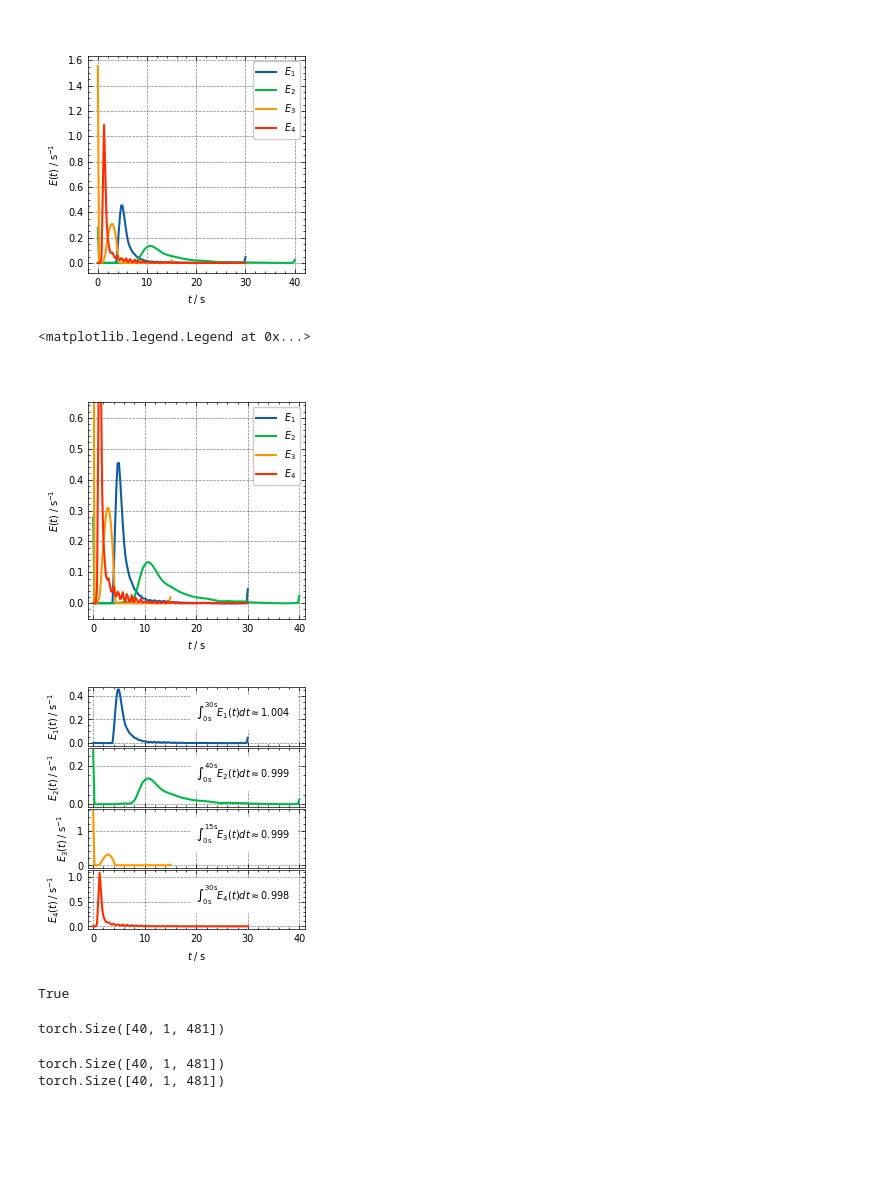
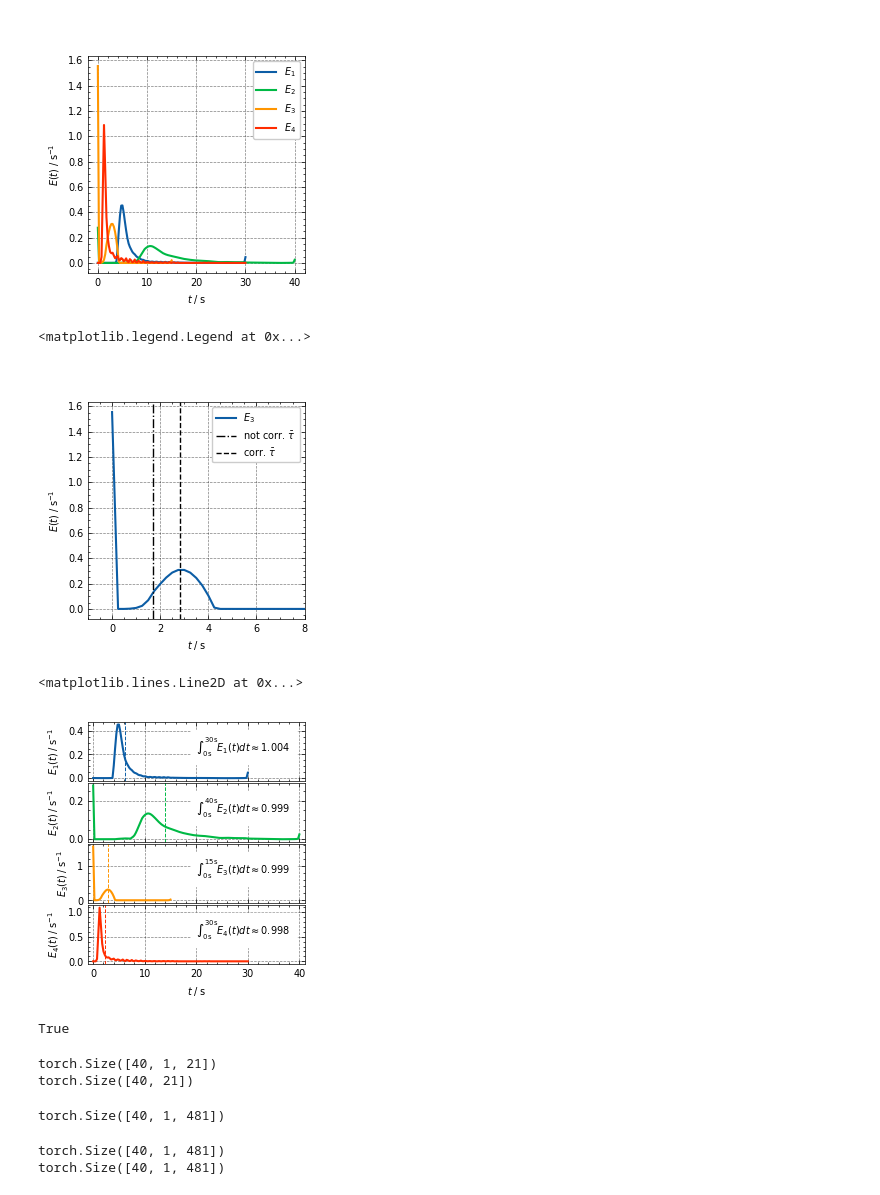
Before and after one commit to ChemRxnEngLab/nRTD, a Jupyter notebook: Experiments/HSA_005/visualization/HSA_005_004.ipynb, the cells around one changed output. Saved outputs shown, nothing was run; the diff lists cells and outputs as text; code cells hidden in the pictures; blank space fills up the shorter version.

```diff
--- a/Experiments/HSA_005/visualization/HSA_005_004.ipynb
+++ b/Experiments/HSA_005/visualization/HSA_005_004.ipynb
@@ -76,22 +134,24 @@ ax.legend()
 # %%
 fig = ICIW_Plots.figure()
 ax = ICIW_Plots.make_square_ax(
     fig,
     ax_width=5.5 * ICIW_Plots.cm2inch,
     left_h=0.5,
     xlabel=r"$t \;/\; \mathrm{s}$",
     ylabel=r"$E(t)\;/\;\mathrm{s}^{-1}$",
-    xlim=(-1, 41),
-    ylim=(-0.05, 0.65),
+    xlim=(-1, 8),
+    # ylim=(-0.05, 0.65),
 )
-ax.plot(t1, E1, label="$E_1$")
-ax.plot(t2, E2, label="$E_2$")
+# ax.plot(t1, E1, label="$E_1$")
+# ax.plot(t2, E2, label="$E_2$")
 ax.plot(t3, E3, label="$E_3$")
-ax.plot(t4, E4, label="$E_4$")
+# ax.plot(t4, E4, label="$E_4$")
+ax.axvline(1.72, color="black", lw=1, ls="-.", label=r"not corr. $\bar{\tau}$")
+ax.axvline(2.82, color="black", lw=1, ls="--", label=r"corr. $\bar{\tau}$")
 ax.legend()
 # %% [output]
 <matplotlib.legend.Legend at 0x...>
-[figure, old version]
+[figure, new version]
 # %%
 fig = ICIW_Plots.figure(height=7.5 * ICIW_Plots.cm2inch)
 axs = ICIW_Plots.make_rect_subplots(
@@ -120,6 +180,7 @@ axs[0, 0].text(
     transform=axs[0, 0].transAxes,
     backgroundcolor="white",
 )
+axs[0, 0].axvline(x=tau_1, color="C0", linestyle="--", linewidth=0.7)
 axs[1, 0].plot(t2, E2, label="$E_2$", color="C1")
 axs[1, 0].text(
     x=0.5,
@@ -128,6 +189,7 @@ axs[1, 0].text(
     transform=axs[1, 0].transAxes,
     backgroundcolor="white",
 )
+axs[1, 0].axvline(x=tau_2, color="C1", linestyle="--", linewidth=0.7)
 axs[2, 0].plot(t3, E3, label="$E_3$", color="C2")
 axs[2, 0].text(
     x=0.5,
@@ -136,6 +198,7 @@ axs[2, 0].text(
     transform=axs[2, 0].transAxes,
     backgroundcolor="white",
 )
+axs[2, 0].axvline(x=tau_3, color="C2", linestyle="--", linewidth=0.7)
 axs[3, 0].plot(t4, E4, label="$E_4$", color="C3")
 axs[3, 0].text(
     x=0.5,
@@ -144,10 +207,12 @@ axs[3, 0].text(
     transform=axs[3, 0].transAxes,
     backgroundcolor="white",
 )
-plt.savefig("all_Es_1bar.png", dpi=600)
-plt.savefig("all_Es_1bar.svg")
+axs[3, 0].axvline(x=tau_4, color="C3", linestyle="--", linewidth=0.7)
+# plt.savefig("all_Es_1bar.png", dpi=600)
+# plt.savefig("all_Es_1bar.svg")
 # %% [output]
+<matplotlib.lines.Line2D at 0x...>
-[figure, old version]
+[figure, new version]
 # %%
 t_out = (0.0, 120.0)
 t_in = (0.0, 5.0)
@@ -175,10 +240,14 @@ data_total_system = RTDDataModule(
 data_total_system.setup("eval")
 # %% [output]
 True
-# %%
-data_total_system.y.shape
-# %% [output]
-torch.Size([40, 1, 481])
+# %%
+print(data_total_system.x.shape)
+print(data_total_system.t_in.shape)
+data_total_system.y.shape
+# %% [output]
+torch.Size([40, 1, 21])
+torch.Size([40, 21])
+torch.Size([40, 1, 481])
 # %%
 normalized_signals = (data_total_system.y - data_total_system.x[:, :, [0]]) / (
     data_total_system.x[:, :, [-1]] - data_total_system.x[:, :, [0]]
```
Also changed, not shown: parts of 9 cells of this notebook, 47 other files.
